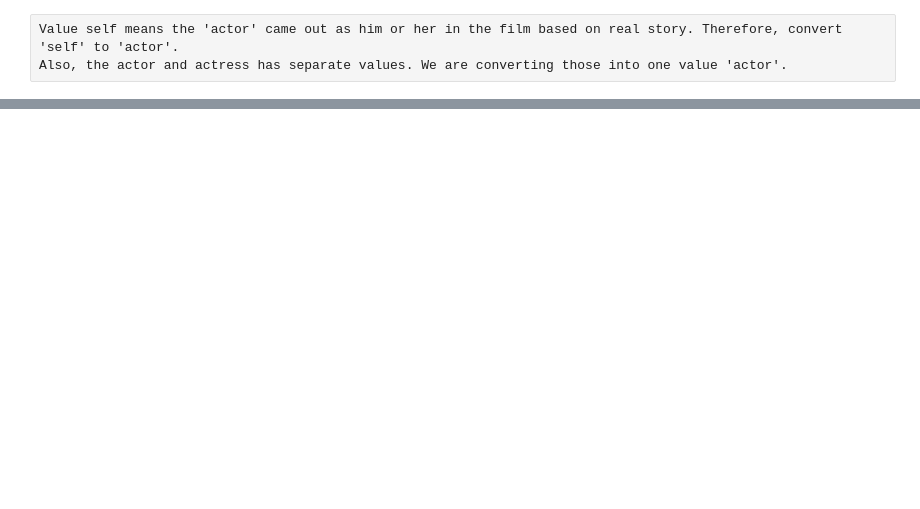
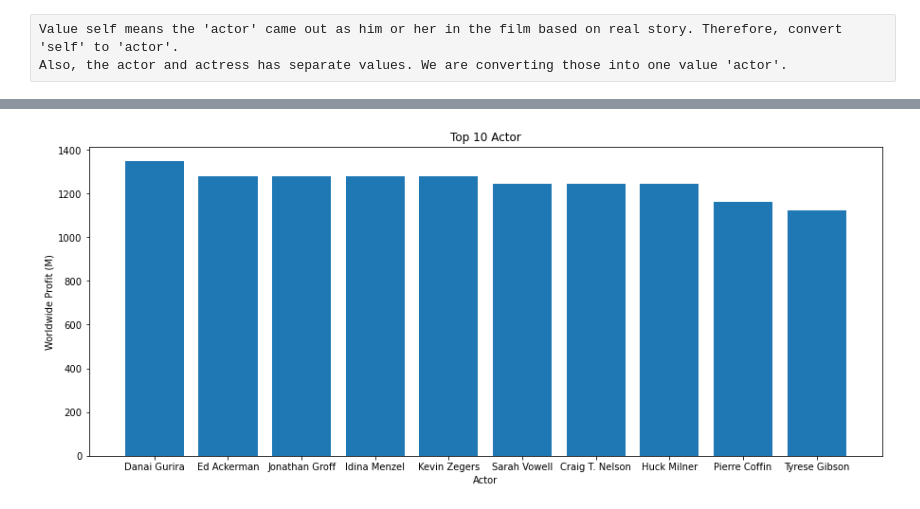
Before and after one commit to Jyve00/Microsoft_Movie_Project, a Jupyter notebook: Data Join Visualization.ipynb, the cells around one changed output, grey strips where cells are left out. Saved outputs shown, nothing was run; the diff lists cells and outputs as text; code cells hidden in the pictures; blank space fills up the shorter version.

```diff
--- a/Data Join Visualization.ipynb
+++ b/Data Join Visualization.ipynb
@@ -81,7 +103,7 @@ KeyError: "['worldwide_gross(millons)'] not found in axis"
 # %% [markdown]
 ## Data cleaning name.basics
 # %%
-n_b = pd.read_csv('Data/imdb.title.basics.csv')
+n_b = pd.read_csv('name.basics.csv')
 # %%
 n_b.info()
 # %% [output]
@@ -438,22 +851,24 @@ plt.savefig('Top 10 Driectors.png')
 # %%
 # Create the dataframe that only contains job = actor
 df_actor = df_merged.loc[df_merged['job'] == 'actor']
-profit_actor = df_actor.groupby(['primary_name']).worldwide_gross.mean()/(10**6)
+profit_actor = df_actor.groupby(['primary_name']).worldwide_gross.mean()
 profit_actor = profit_actor.sort_values(ascending = False)
 profit_actor = profit_actor.nlargest(n=10)
 # Create a figure and axis
 fig, ax = plt.subplots(figsize=(15,6))
 # Set x and y data
 x = profit_actor.index
 y = profit_actor.values
 # Create bar chart
 ax.bar(x, y)
 # Set title and labels
 ax.set_title('Top 10 Actor')
 ax.set_xlabel('Actor')
 ax.set_ylabel('Worldwide Profit (M)')
 # Save figure
 plt.savefig('Top 10 Actors.png')
+# %% [output]
+[figure, added]
 # %%
 # Create the dataframe that only contains job = writer
 df_writer = df_merged.loc[df_merged['job'] == 'writer']
```
Also changed, not shown: parts of 62 cells of this notebook.
